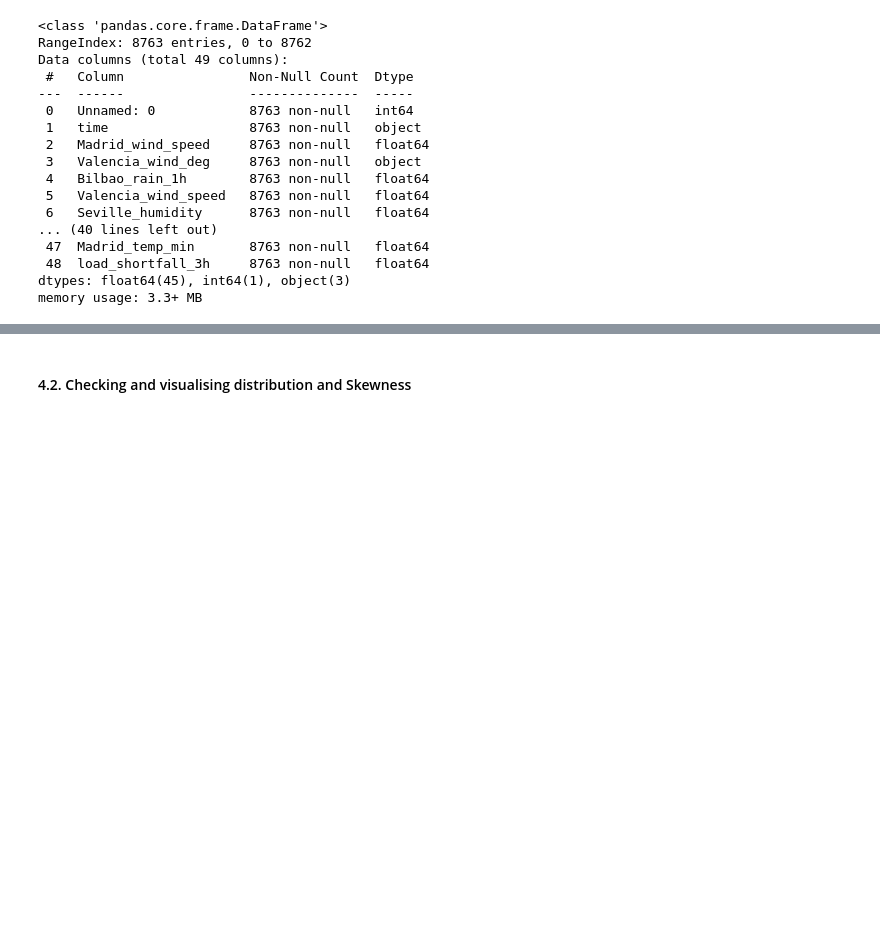
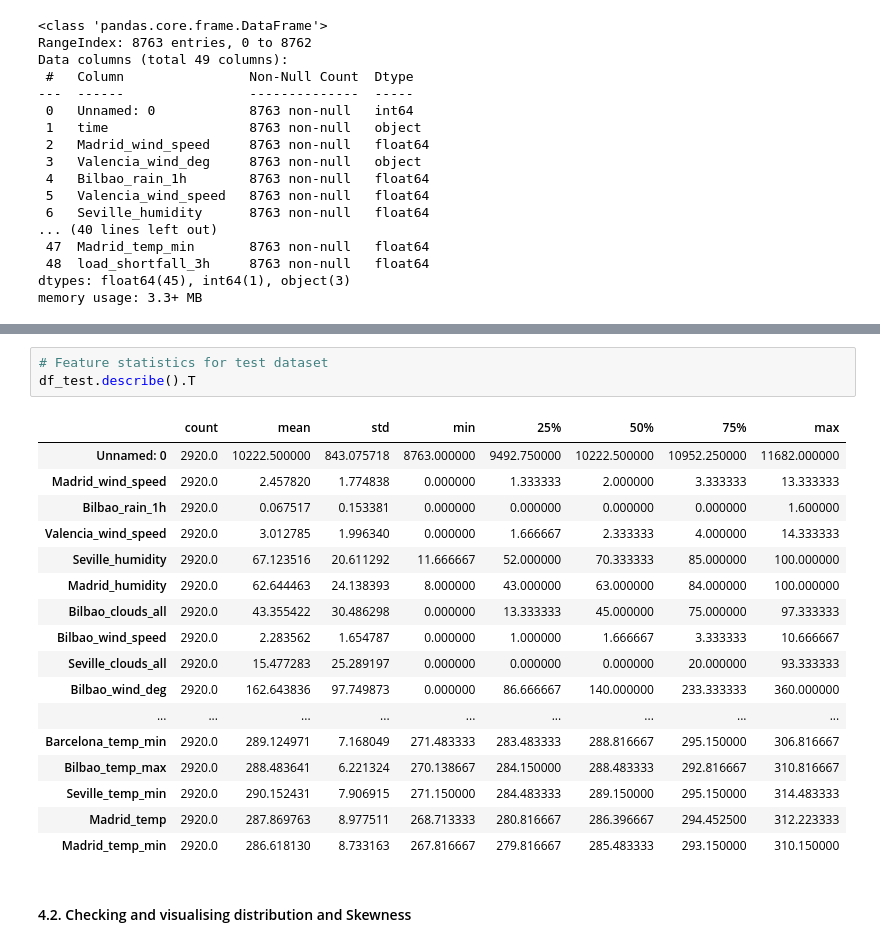
Before and after one commit to ObengKojo23/Team_NM4, a Jupyter notebook: notebooks/Team NM4 Regression Predict.ipynb, the cells around one changed output, grey strips where cells are left out. Drawn from its saved outputs; the diff is of its cells as text; blank space fills up the shorter version.

```diff
--- a/notebooks/Team NM4 Regression Predict.ipynb
+++ b/notebooks/Team NM4 Regression Predict.ipynb
@@ -352,3 +381,24 @@ memory usage: 3.3+ MB
+# %%
+# Feature statistics for test dataset
+df_test.describe().T
+# %% [output]
+|  | count | mean | std | min | 25% | 50% | 75% | max |
+| Unnamed: 0 | 2920.0 | 10222.500000 | 843.075718 | 8763.000000 | 9492.750000 | 10222.500000 | 10952.250000 | 11682.000000 |
+| Madrid_wind_speed | 2920.0 | 2.457820 | 1.774838 | 0.000000 | 1.333333 | 2.000000 | 3.333333 | 13.333333 |
+| Bilbao_rain_1h | 2920.0 | 0.067517 | 0.153381 | 0.000000 | 0.000000 | 0.000000 | 0.000000 | 1.600000 |
+| Valencia_wind_speed | 2920.0 | 3.012785 | 1.996340 | 0.000000 | 1.666667 | 2.333333 | 4.000000 | 14.333333 |
+| Seville_humidity | 2920.0 | 67.123516 | 20.611292 | 11.666667 | 52.000000 | 70.333333 | 85.000000 | 100.000000 |
+| Madrid_humidity | 2920.0 | 62.644463 | 24.138393 | 8.000000 | 43.000000 | 63.000000 | 84.000000 | 100.000000 |
+| Bilbao_clouds_all | 2920.0 | 43.355422 | 30.486298 | 0.000000 | 13.333333 | 45.000000 | 75.000000 | 97.333333 |
+| Bilbao_wind_speed | 2920.0 | 2.283562 | 1.654787 | 0.000000 | 1.000000 | 1.666667 | 3.333333 | 10.666667 |
+| Seville_clouds_all | 2920.0 | 15.477283 | 25.289197 | 0.000000 | 0.000000 | 0.000000 | 20.000000 | 93.333333 |
+| Bilbao_wind_deg | 2920.0 | 162.643836 | 97.749873 | 0.000000 | 86.666667 | 140.000000 | 233.333333 | 360.000000 |
+| ... | ... | ... | ... | ... | ... | ... | ... | ... |
+| Barcelona_temp_min | 2920.0 | 289.124971 | 7.168049 | 271.483333 | 283.483333 | 288.816667 | 295.150000 | 306.816667 |
+| Bilbao_temp_max | 2920.0 | 288.483641 | 6.221324 | 270.138667 | 284.150000 | 288.483333 | 292.816667 | 310.816667 |
+| Seville_temp_min | 2920.0 | 290.152431 | 7.906915 | 271.150000 | 284.483333 | 289.150000 | 295.150000 | 314.483333 |
+| Madrid_temp | 2920.0 | 287.869763 | 8.977511 | 268.713333 | 280.816667 | 286.396667 | 294.452500 | 312.223333 |
+| Madrid_temp_min | 2920.0 | 286.618130 | 8.733163 | 267.816667 | 279.816667 | 285.483333 | 293.150000 | 310.150000 |
 # %% [markdown]
 #### 4.2. Checking and visualising distribution and Skewness
 # %% [markdown]
```
Also changed, not shown: parts of 19 cells of this notebook.
